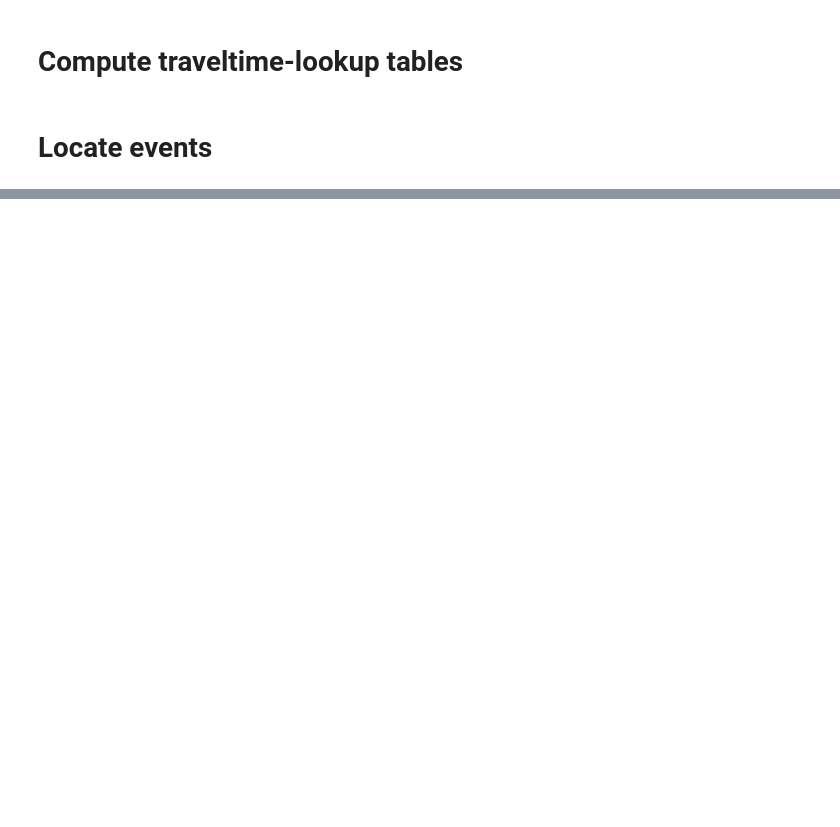
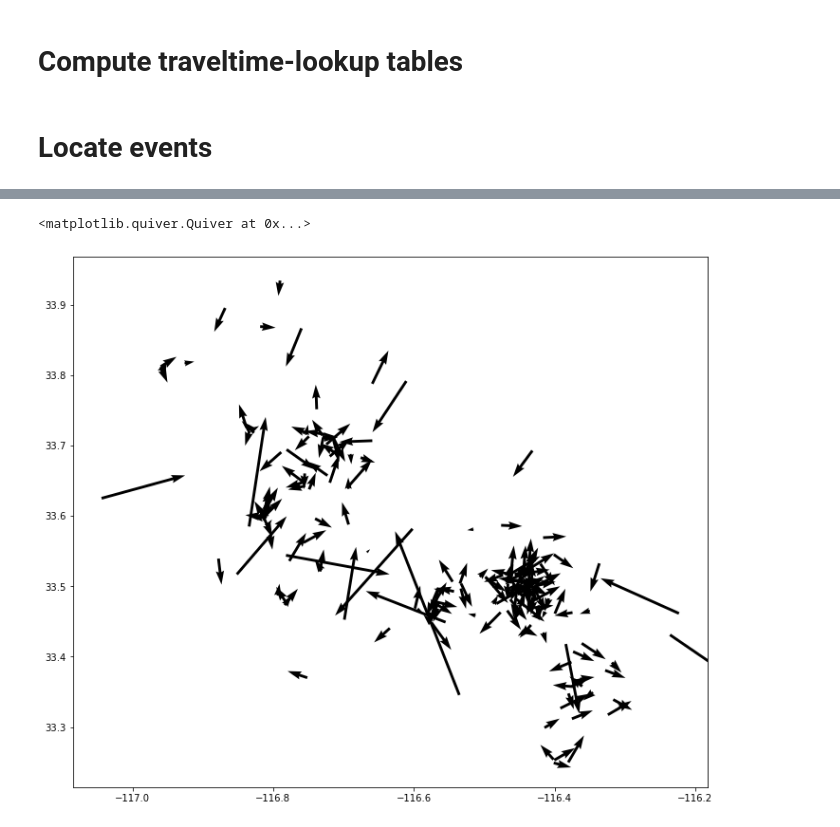
Before and after one commit to malcolmw/pykonal, a Jupyter notebook: jupyter/Locator.ipynb, the cells around one changed output, grey strips where cells are left out. Drawn from its saved outputs; the diff is of its cells as text; code cells hidden in the pictures; blank space fills up the shorter version.

```diff
--- a/jupyter/Locator.ipynb
+++ b/jupyter/Locator.ipynb
@@ -306,0 +406,12 @@ for origin_id in np.random.choice(arrivals_dataframe.index.unique(), size=10):
+# %%
+fig = plt.figure(figsize=(12, 12))
+ax = fig.add_subplot(1, 1, 1, aspect=1)
+ax.quiver(
+    original_events_dataframe["lon"],
+    original_events_dataframe["lat"],
+    relocated_events_dataframe["lon"] - original_events_dataframe["lon"],
+    relocated_events_dataframe["lat"] - original_events_dataframe["lat"],
+)
+# %% [output]
+<matplotlib.quiver.Quiver at 0x...>
+[figure, added]
```
Also changed, not shown: parts of 16 cells of this notebook.
